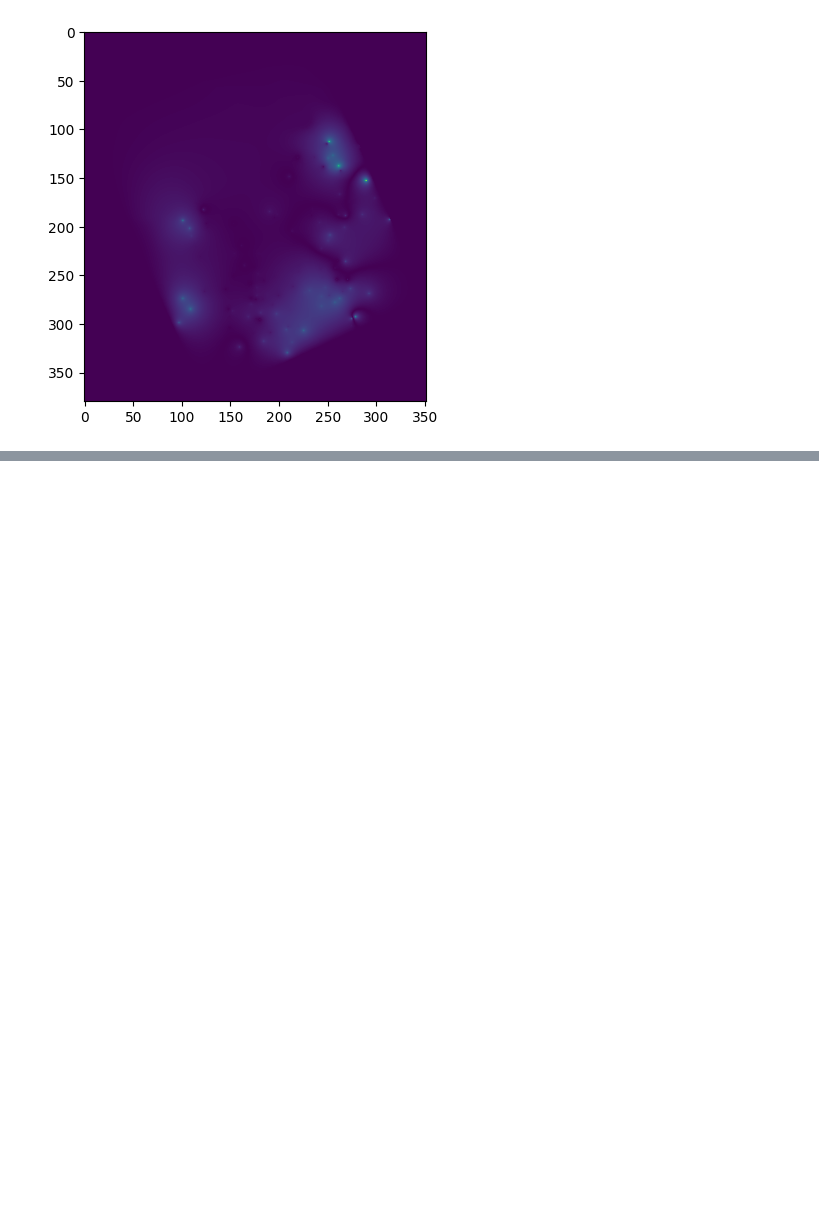
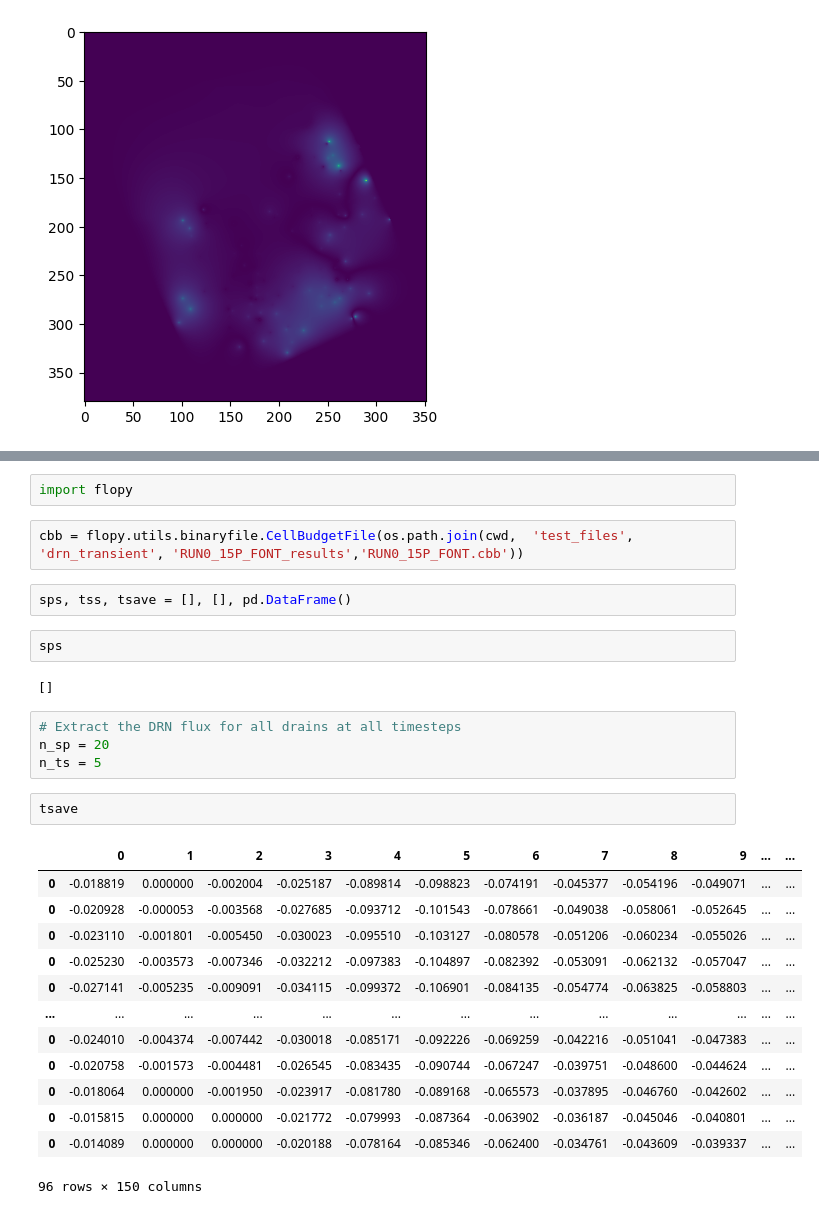
Before and after one commit to paolchol/hm, a Jupyter notebook: Fontanili/DRN_transient_postprocess.ipynb, the cells around one changed output, grey strips where cells are left out. Cells and saved outputs as stored; diff of their text form; blank space fills up the shorter version.

```diff
--- a/Fontanili/DRN_transient_postprocess.ipynb
+++ b/Fontanili/DRN_transient_postprocess.ipynb
@@ -141,0 +148,30 @@ plt.imshow(tool)
+# %%
+import flopy
+# %%
+cbb = flopy.utils.binaryfile.CellBudgetFile(os.path.join(cwd,  'test_files', 'drn_transient', 'RUN0_15P_FONT_results','RUN0_15P_FONT.cbb'))
+# %%
+sps, tss, tsave = [], [], pd.DataFrame()
+# %%
+sps
+# %% [output]
+[]
+# %%
+# Extract the DRN flux for all drains at all timesteps
+n_sp = 20
+n_ts = 5
+# %%
+tsave
+# %% [output]
+|  | 0 | 1 | 2 | 3 | 4 | 5 | 6 | 7 | 8 | 9 | ... | ... |
+| 0 | -0.018819 | 0.000000 | -0.002004 | -0.025187 | -0.089814 | -0.098823 | -0.074191 | -0.045377 | -0.054196 | -0.049071 | ... | ... |
+| 0 | -0.020928 | -0.000053 | -0.003568 | -0.027685 | -0.093712 | -0.101543 | -0.078661 | -0.049038 | -0.058061 | -0.052645 | ... | ... |
+| 0 | -0.023110 | -0.001801 | -0.005450 | -0.030023 | -0.095510 | -0.103127 | -0.080578 | -0.051206 | -0.060234 | -0.055026 | ... | ... |
+| 0 | -0.025230 | -0.003573 | -0.007346 | -0.032212 | -0.097383 | -0.104897 | -0.082392 | -0.053091 | -0.062132 | -0.057047 | ... | ... |
+| 0 | -0.027141 | -0.005235 | -0.009091 | -0.034115 | -0.099372 | -0.106901 | -0.084135 | -0.054774 | -0.063825 | -0.058803 | ... | ... |
+| ... | ... | ... | ... | ... | ... | ... | ... | ... | ... | ... | ... | ... |
+| 0 | -0.024010 | -0.004374 | -0.007442 | -0.030018 | -0.085171 | -0.092226 | -0.069259 | -0.042216 | -0.051041 | -0.047383 | ... | ... |
+| 0 | -0.020758 | -0.001573 | -0.004481 | -0.026545 | -0.083435 | -0.090744 | -0.067247 | -0.039751 | -0.048600 | -0.044624 | ... | ... |
+| 0 | -0.018064 | 0.000000 | -0.001950 | -0.023917 | -0.081780 | -0.089168 | -0.065573 | -0.037895 | -0.046760 | -0.042602 | ... | ... |
+| 0 | -0.015815 | 0.000000 | 0.000000 | -0.021772 | -0.079993 | -0.087364 | -0.063902 | -0.036187 | -0.045046 | -0.040801 | ... | ... |
+| 0 | -0.014089 | 0.000000 | 0.000000 | -0.020188 | -0.078164 | -0.085346 | -0.062400 | -0.034761 | -0.043609 | -0.039337 | ... | ... |
+96 rows × 150 columns
```
Also changed, not shown: parts of 4 cells of this notebook, 1 other file.
